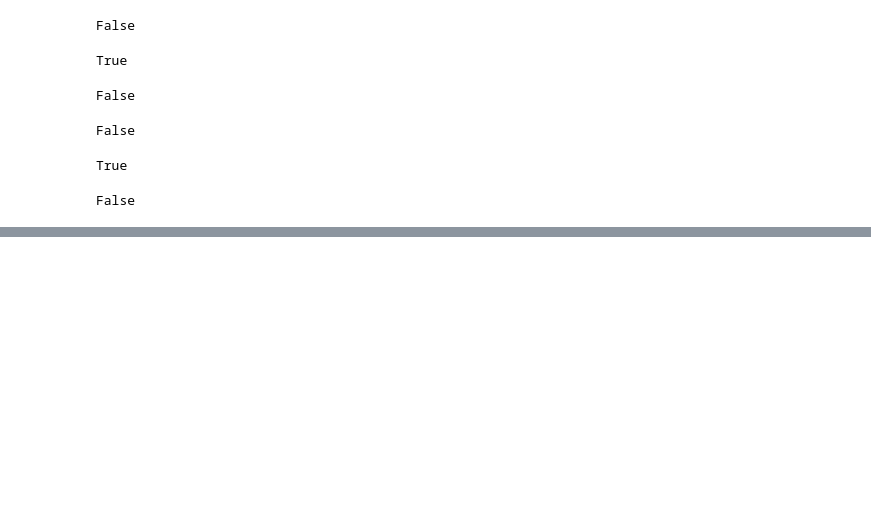
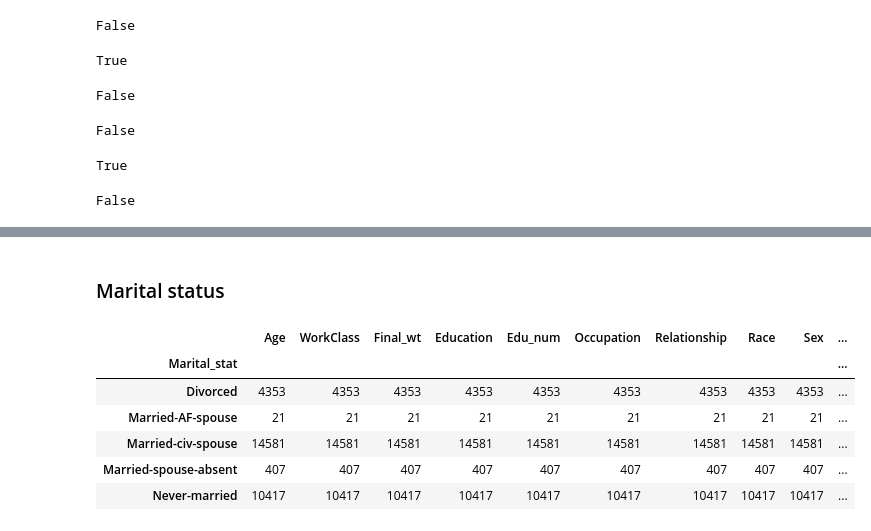
Before and after one commit to juvekaradheesh/Data-Mining, a Jupyter notebook: Income Prediction/PreProcessing.ipynb, the cells around one changed output, grey strips where cells are left out. Drawn from its saved outputs; the diff is of its cells as text; code cells hidden in the pictures; blank space fills up the shorter version.

```diff
--- a/Income Prediction/PreProcessing.ipynb
+++ b/Income Prediction/PreProcessing.ipynb
@@ -661,0 +222,14 @@ df.groupby?
+# %% [markdown]
+### Marital status
+# %%
+df.Marital_stat.unique()
+df_temp = df.groupby('Marital_stat').count()
+df_temp.head()
+# %% [output]
+|  | Age | WorkClass | Final_wt | Education | Edu_num | Occupation | Relationship | Race | Sex | ... |
+| Marital_stat |  |  |  |  |  |  |  |  |  | ... |
+| Divorced | 4353 | 4353 | 4353 | 4353 | 4353 | 4353 | 4353 | 4353 | 4353 | ... |
+| Married-AF-spouse | 21 | 21 | 21 | 21 | 21 | 21 | 21 | 21 | 21 | ... |
+| Married-civ-spouse | 14581 | 14581 | 14581 | 14581 | 14581 | 14581 | 14581 | 14581 | 14581 | ... |
+| Married-spouse-absent | 407 | 407 | 407 | 407 | 407 | 407 | 407 | 407 | 407 | ... |
+| Never-married | 10417 | 10417 | 10417 | 10417 | 10417 | 10417 | 10417 | 10417 | 10417 | ... |
```
Also changed, not shown: parts of 126 cells of this notebook.
